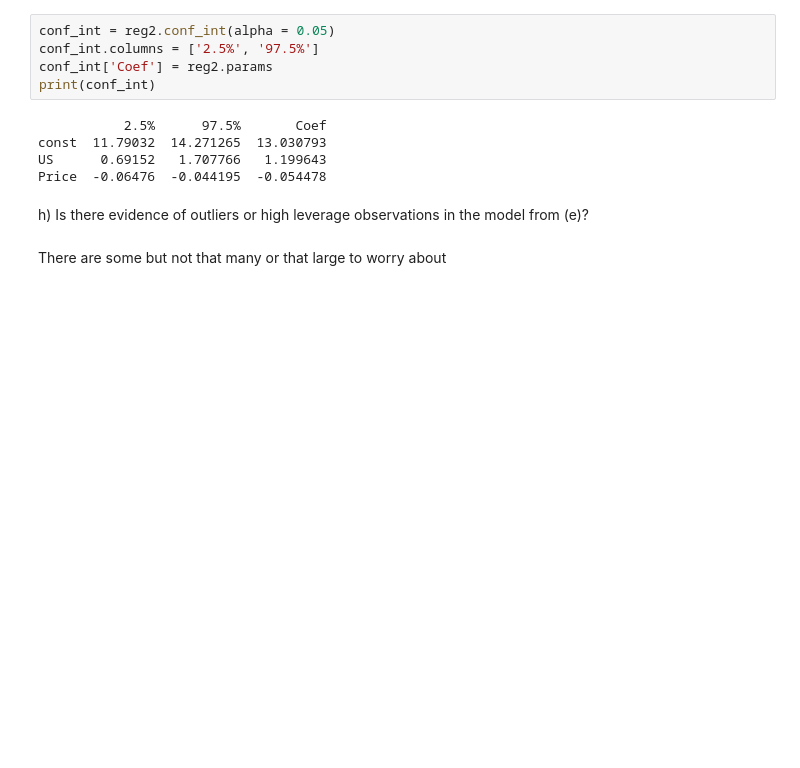
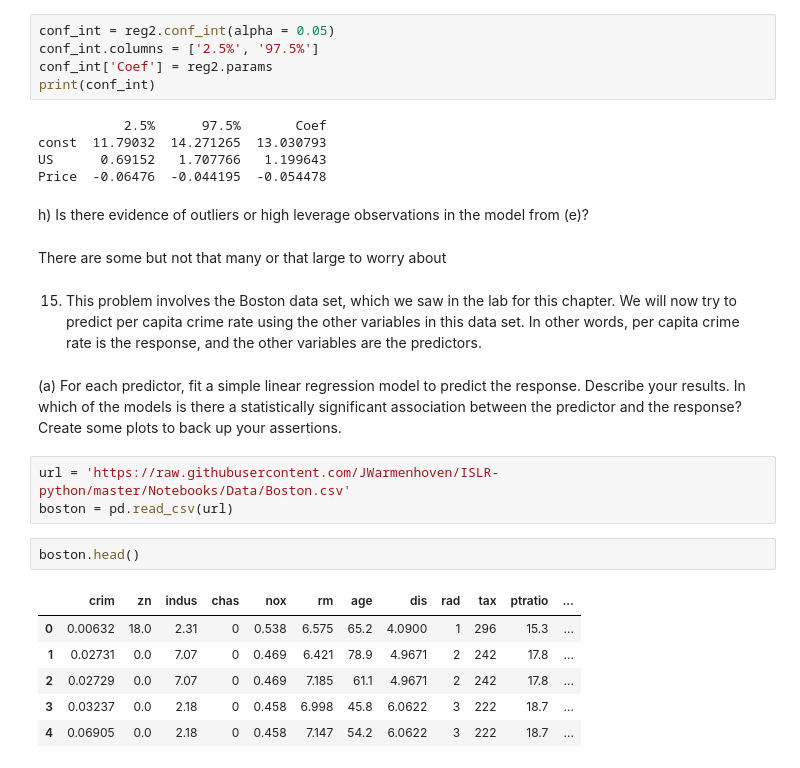
Before and after one commit to Reytrei/ST3187_Assignment2, a Jupyter notebook: Assignment2.ipynb, the cells around one changed output. Drawn from its saved outputs; the diff is of its cells as text; blank space fills up the shorter version.

```diff
--- a/Assignment2.ipynb
+++ b/Assignment2.ipynb
@@ -175,3 +177,25 @@ h) Is there evidence of outliers or high leverage observations in the
 model from (e)?
 # %% [markdown]
 There are some but not that many or that large to worry about
+# %% [markdown]
+15. This problem involves the Boston data set, which we saw in the lab
+for this chapter. We will now try to predict per capita crime rate
+using the other variables in this data set. In other words, per capita
+crime rate is the response, and the other variables are the predictors.
+# %% [markdown]
+(a) For each predictor, fit a simple linear regression model to predict
+the response. Describe your results. In which of the models is
+there a statistically significant association between the predictor
+and the response? Create some plots to back up your assertions.
+# %%
+url = 'https://raw.githubusercontent.com/JWarmenhoven/ISLR-python/master/Notebooks/Data/Boston.csv'
+boston = pd.read_csv(url)
+# %%
+boston.head()
+# %% [output]
+|  | crim | zn | indus | chas | nox | rm | age | dis | rad | tax | ptratio | ... |
+| 0 | 0.00632 | 18.0 | 2.31 | 0 | 0.538 | 6.575 | 65.2 | 4.0900 | 1 | 296 | 15.3 | ... |
+| 1 | 0.02731 | 0.0 | 7.07 | 0 | 0.469 | 6.421 | 78.9 | 4.9671 | 2 | 242 | 17.8 | ... |
+| 2 | 0.02729 | 0.0 | 7.07 | 0 | 0.469 | 7.185 | 61.1 | 4.9671 | 2 | 242 | 17.8 | ... |
+| 3 | 0.03237 | 0.0 | 2.18 | 0 | 0.458 | 6.998 | 45.8 | 6.0622 | 3 | 222 | 18.7 | ... |
+| 4 | 0.06905 | 0.0 | 2.18 | 0 | 0.458 | 7.147 | 54.2 | 6.0622 | 3 | 222 | 18.7 | ... |
```
Also changed, not shown: parts of 14 cells of this notebook.
